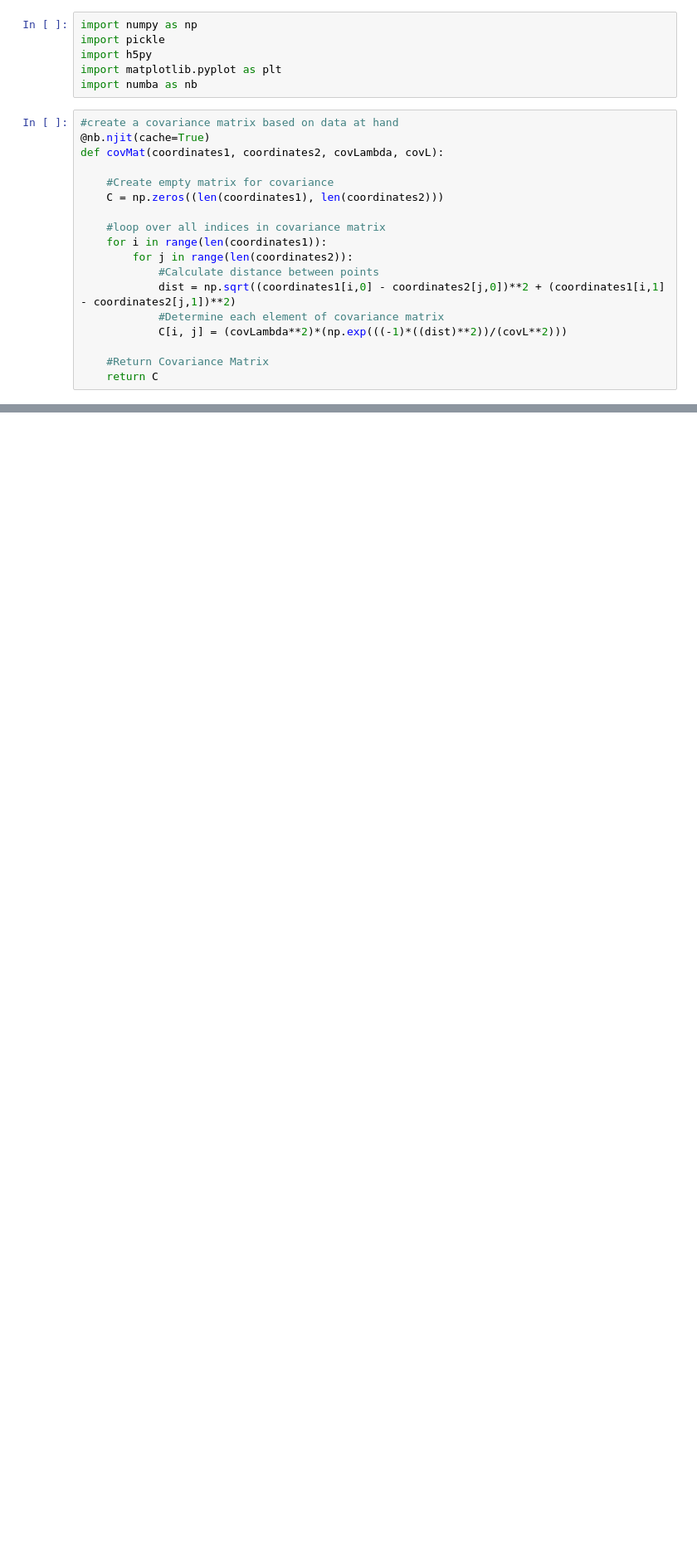
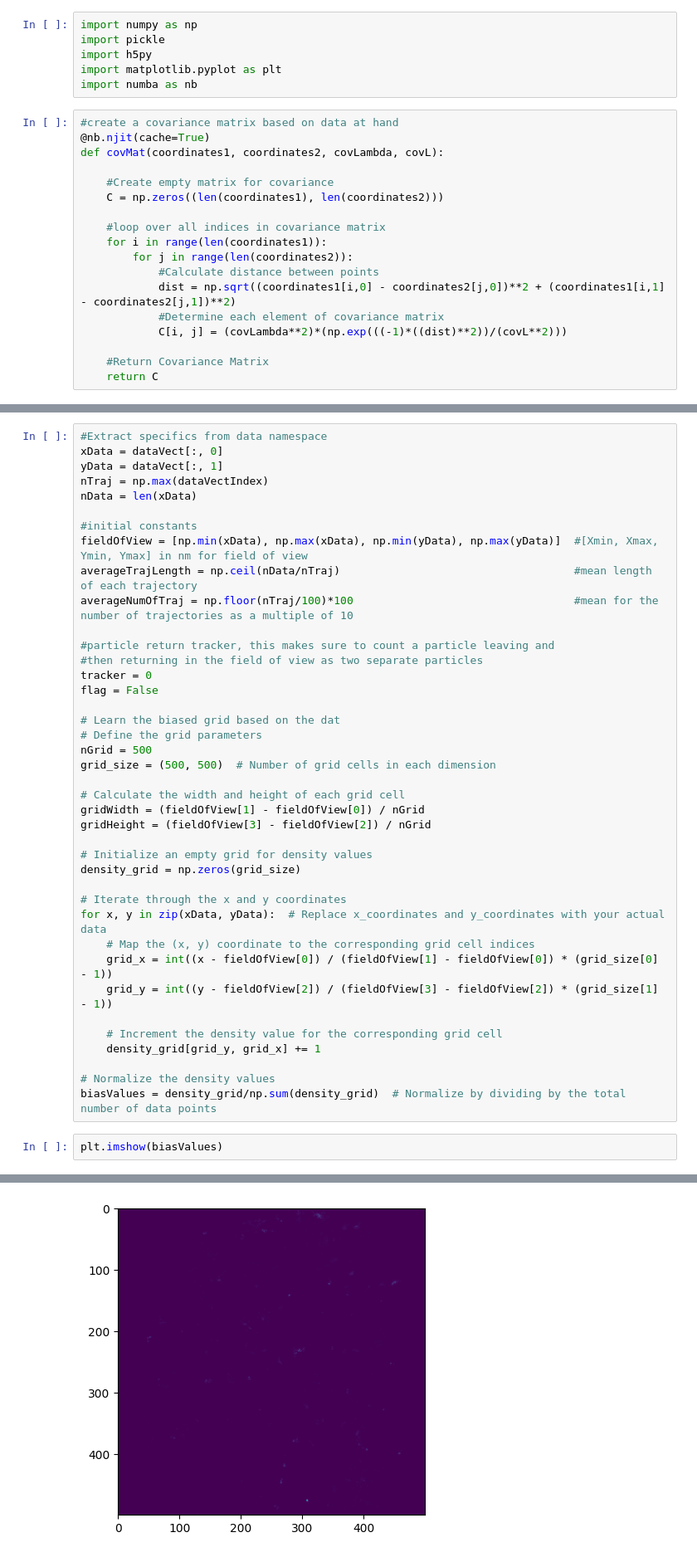
Before and after one commit to vkumar61/GPcurve, a Jupyter notebook: Auxilliary/scratch.ipynb, the cells around one changed output, grey strips where cells are left out. Shown at 83% size. Drawn from its saved outputs; the diff is of its cells as text; blank space fills up the shorter version.

```diff
--- a/Auxilliary/scratch.ipynb
+++ b/Auxilliary/scratch.ipynb
@@ -57,0 +63,43 @@ np.mean(np.abs(dataCoordinates-sampleCoordinates))
+# %%
+#Extract specifics from data namespace
+xData = dataVect[:, 0]
+yData = dataVect[:, 1]
+nTraj = np.max(dataVectIndex)
+nData = len(xData)
+
+#initial constants
+fieldOfView = [np.min(xData), np.max(xData), np.min(yData), np.max(yData)]  #[Xmin, Xmax, Ymin, Ymax] in nm for field of view
+averageTrajLength = np.ceil(nData/nTraj)                                    #mean length of each trajectory
+averageNumOfTraj = np.floor(nTraj/100)*100                                  #mean for the number of trajectories as a multiple of 10
+
+#particle return tracker, this makes sure to count a particle leaving and
+#then returning in the field of view as two separate particles
+tracker = 0
+flag = False
+
+# Learn the biased grid based on the dat
+# Define the grid parameters
+nGrid = 500
+grid_size = (500, 500)  # Number of grid cells in each dimension
+
+# Calculate the width and height of each grid cell
+gridWidth = (fieldOfView[1] - fieldOfView[0]) / nGrid
+gridHeight = (fieldOfView[3] - fieldOfView[2]) / nGrid
+
+# Initialize an empty grid for density values
+density_grid = np.zeros(grid_size)
+
+# Iterate through the x and y coordinates
+for x, y in zip(xData, yData):  # Replace x_coordinates and y_coordinates with your actual data
+    # Map the (x, y) coordinate to the corresponding grid cell indices
+    grid_x = int((x - fieldOfView[0]) / (fieldOfView[1] - fieldOfView[0]) * (grid_size[0] - 1))
+    grid_y = int((y - fieldOfView[2]) / (fieldOfView[3] - fieldOfView[2]) * (grid_size[1] - 1))
+
+    # Increment the density value for the corresponding grid cell
+    density_grid[grid_y, grid_x] += 1
+
+# Normalize the density values
+biasValues = density_grid/np.sum(density_grid)  # Normalize by dividing by the total number of data points
+# %%
+plt.imshow(biasValues)
+# %% [output]
@@ -58 +107,2 @@ np.mean(np.abs(dataCoordinates-sampleCoordinates))
+[figure, added]
 # %%
```
Also changed, not shown: parts of 9 cells of this notebook, 5 other files.
